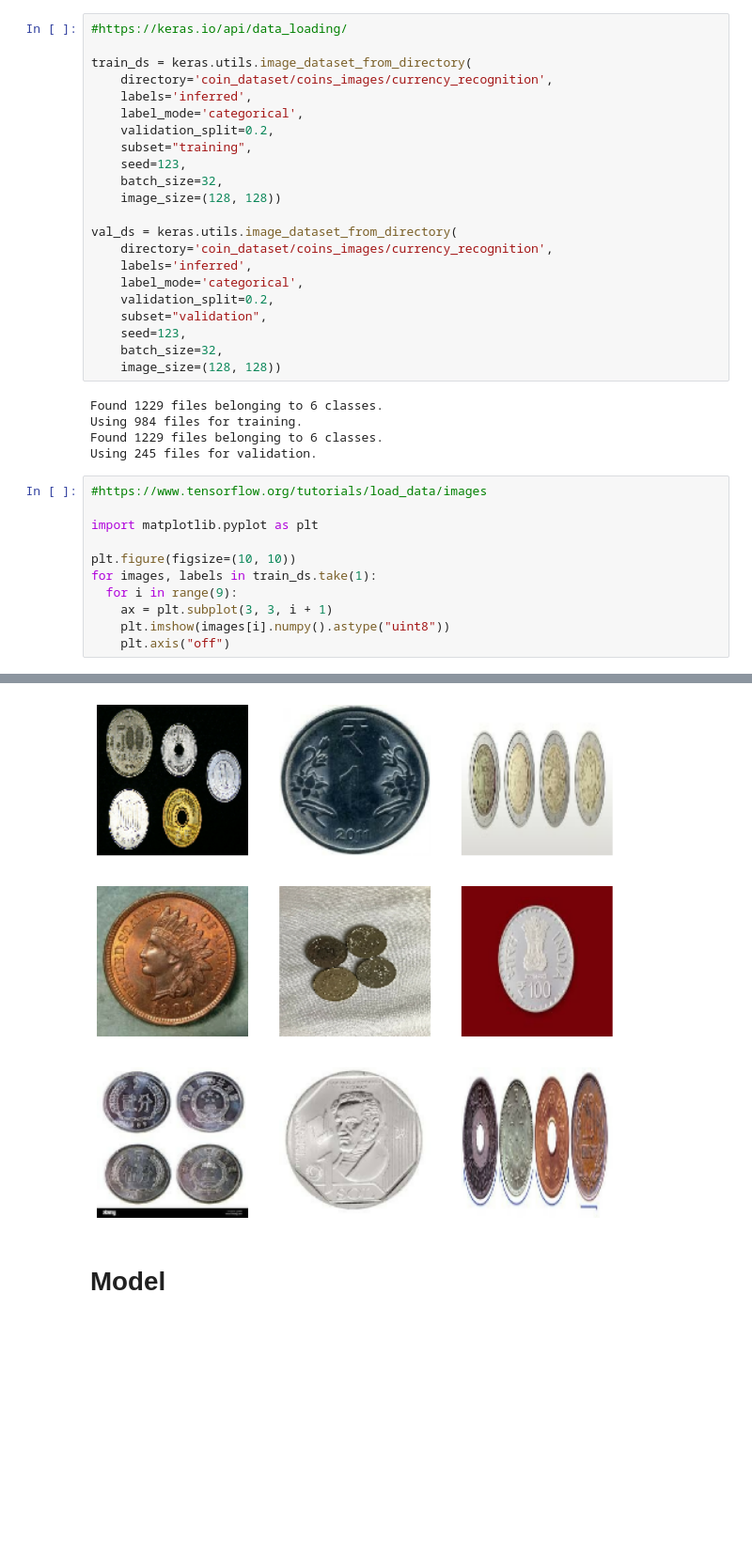
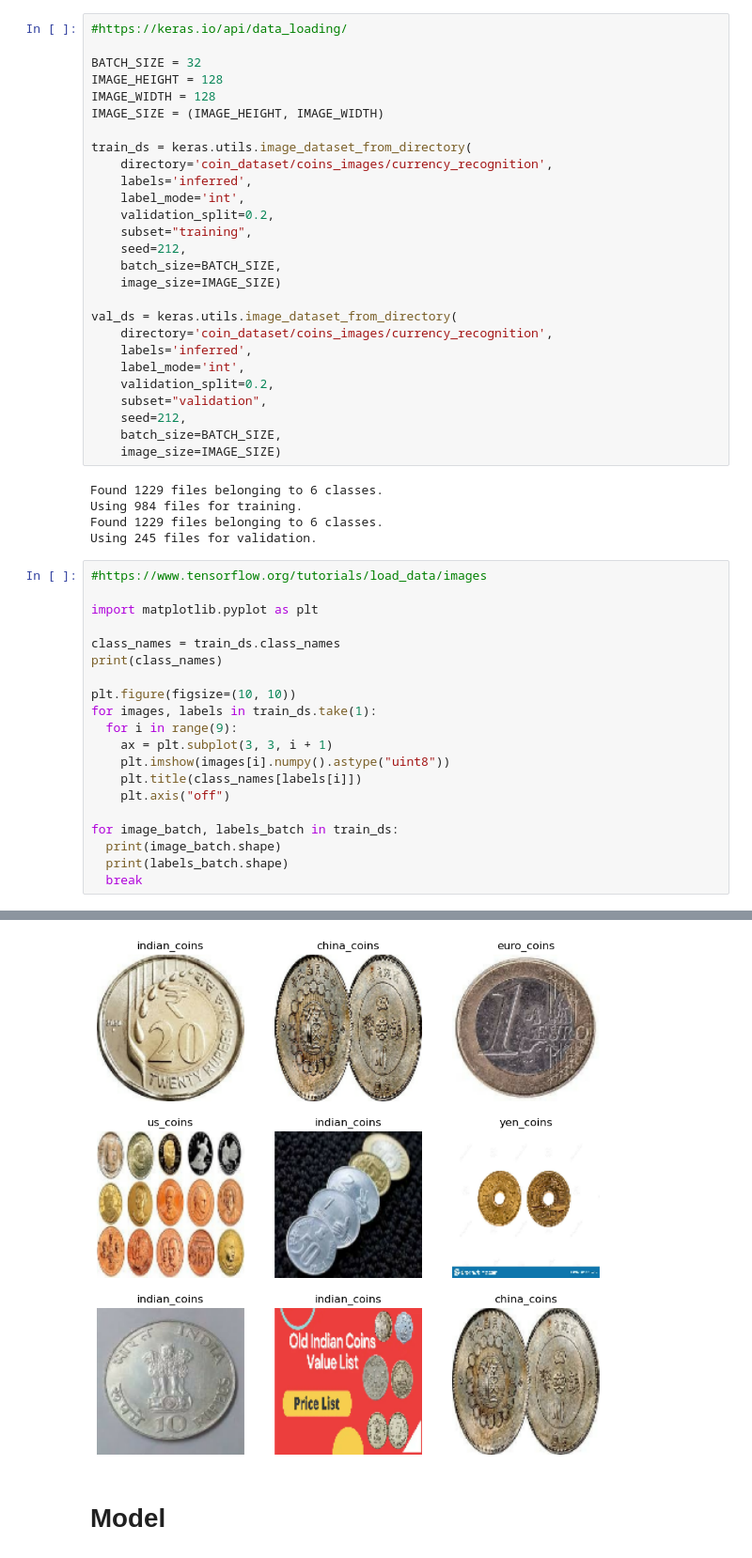
Before and after one commit to josuni/learning_about_coins_deeply, a Jupyter notebook: Currency_Recognition.ipynb, the cells around one changed output, grey strips where cells are left out. Shown at 94% size. Cells and saved outputs as stored; diff of their text form; blank space fills up the shorter version.

Commit message:
Base model trains now

```diff
--- a/Currency_Recognition.ipynb
+++ b/Currency_Recognition.ipynb
@@ -13,26 +13,31 @@ import PIL.Image
 # Data Loading
 # %%
 #https://keras.io/api/data_loading/
+
+BATCH_SIZE = 32
+IMAGE_HEIGHT = 128
+IMAGE_WIDTH = 128
+IMAGE_SIZE = (IMAGE_HEIGHT, IMAGE_WIDTH)
 
 train_ds = keras.utils.image_dataset_from_directory(
     directory='coin_dataset/coins_images/currency_recognition',
     labels='inferred',
-    label_mode='categorical',
+    label_mode='int',
     validation_split=0.2,
     subset="training",
-    seed=123,
-    batch_size=32,
-    image_size=(128, 128))
+    seed=212,
+    batch_size=BATCH_SIZE,
+    image_size=IMAGE_SIZE)
 
 val_ds = keras.utils.image_dataset_from_directory(
     directory='coin_dataset/coins_images/currency_recognition',
     labels='inferred',
-    label_mode='categorical',
+    label_mode='int',
     validation_split=0.2,
     subset="validation",
-    seed=123,
-    batch_size=32,
-    image_size=(128, 128))
+    seed=212,
+    batch_size=BATCH_SIZE,
+    image_size=IMAGE_SIZE)
 # %% [output]
 Found 1229 files belonging to 6 classes.
 Using 984 files for training.
@@ -42,11 +47,20 @@ Using 245 files for validation.
 #https://www.tensorflow.org/tutorials/load_data/images
 
 import matplotlib.pyplot as plt
+
+class_names = train_ds.class_names
+print(class_names)
 
 plt.figure(figsize=(10, 10))
 for images, labels in train_ds.take(1):
   for i in range(9):
     ax = plt.subplot(3, 3, i + 1)
     plt.imshow(images[i].numpy().astype("uint8"))
+    plt.title(class_names[labels[i]])
     plt.axis("off")
+
+for image_batch, labels_batch in train_ds:
+  print(image_batch.shape)
+  print(labels_batch.shape)
+  break
 # %% [output]
@@ -53,4 +70,4 @@ for images, labels in train_ds.take(1):
-[figure, old version]
+[figure, new version]
 # %% [markdown]
 # Model
 # %%
```
Also changed, not shown: parts of 6 cells of this notebook.
